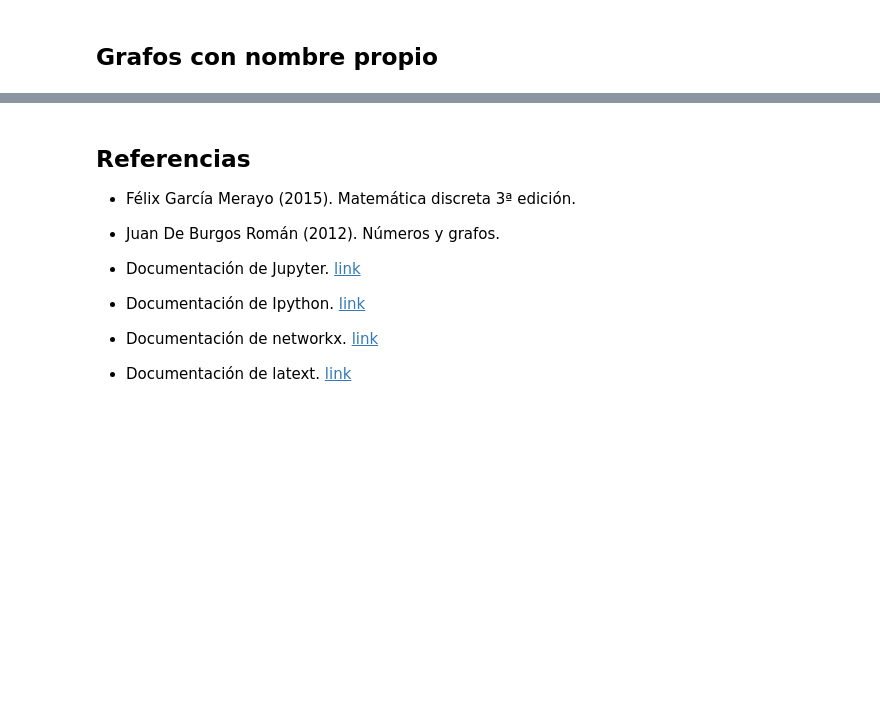
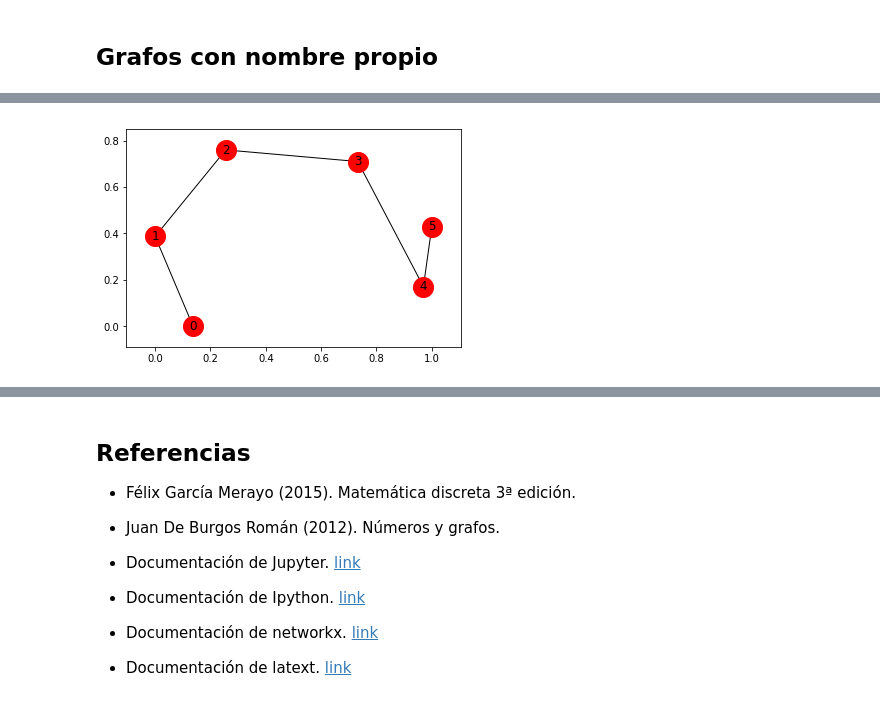
Before and after one commit to newrol/jupyterNotebooks-, a Jupyter notebook: matematicaDiscreta/grafos.ipynb, the cells around one changed output, grey strips where cells are left out. Saved outputs shown, nothing was run; the diff lists cells and outputs as text; code cells hidden in the pictures; blank space fills up the shorter version.

```diff
--- a/matematicaDiscreta/grafos.ipynb
+++ b/matematicaDiscreta/grafos.ipynb
@@ -198,0 +236,5 @@ Cuando se da esta situación decimos que $\ f $ es un **isomorfismo de grafos**
+# %%
+G5 = nx.path_graph(6)
+nx.draw_networkx(G5, node_color='r', node_size=400)
+# %% [output]
+[figure, added]
```
Also changed, not shown: parts of 31 cells of this notebook.
